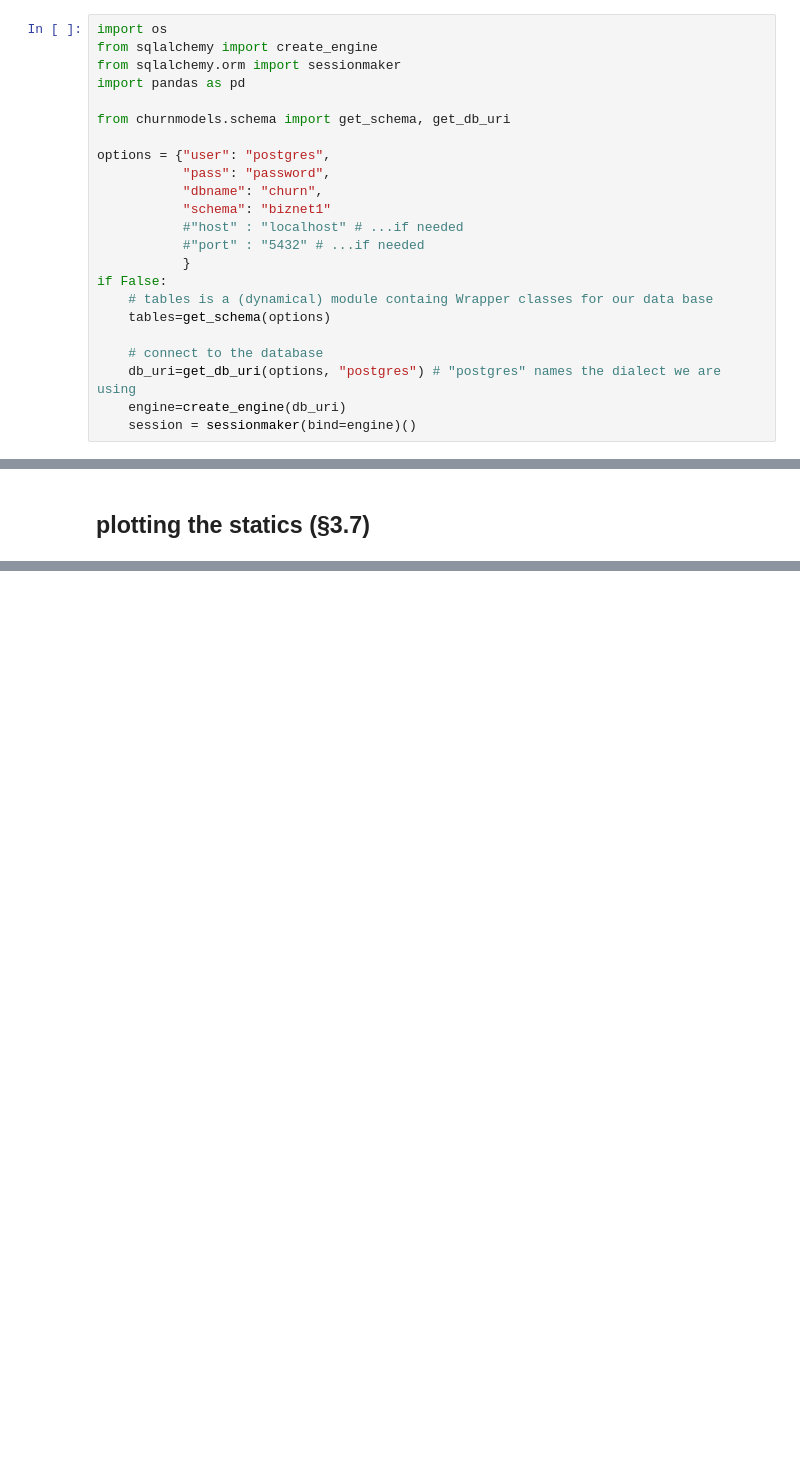
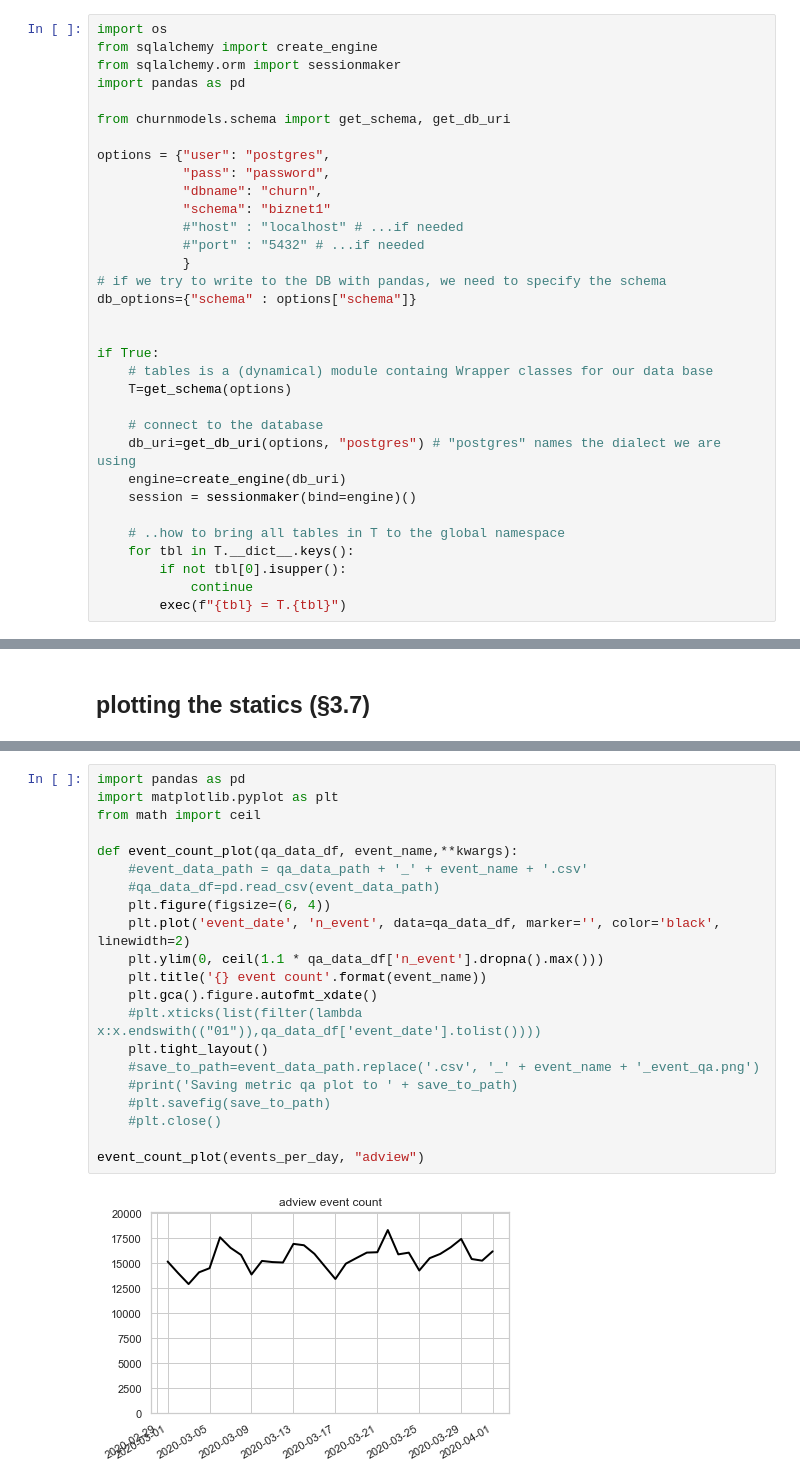
Before and after one commit to ypix/fight-churn-nb, a Jupyter notebook: listings/chap3/jup_chap03.ipynb, the cells around one changed output, grey strips where cells are left out. Saved outputs shown, nothing was run; the diff lists cells and outputs as text; blank space fills up the shorter version.

```diff
--- a/listings/chap3/jup_chap03.ipynb
+++ b/listings/chap3/jup_chap03.ipynb
@@ -30,14 +31,24 @@ options = {"user": "postgres",
            #"host" : "localhost" # ...if needed
            #"port" : "5432" # ...if needed
            }
-if False:
+# if we try to write to the DB with pandas, we need to specify the schema
+db_options={"schema" : options["schema"]}
+
+
+if True:
     # tables is a (dynamical) module containg Wrapper classes for our data base
-    tables=get_schema(options)
+    T=get_schema(options)
 
     # connect to the database
     db_uri=get_db_uri(options, "postgres") # "postgres" names the dialect we are using
     engine=create_engine(db_uri)
     session = sessionmaker(bind=engine)()
+
+    # ..how to bring all tables in T to the global namespace
+    for tbl in T.__dict__.keys():
+        if not tbl[0].isupper():
+            continue
+        exec(f"{tbl} = T.{tbl}")
 # %%
 from datetime import datetime
 from dateutil.relativedelta import relativedelta
@@ -412,0 +599,23 @@ print(account_count)
+# %%
+import pandas as pd
+import matplotlib.pyplot as plt
+from math import ceil
+
+def event_count_plot(qa_data_df, event_name,**kwargs):
+    #event_data_path = qa_data_path + '_' + event_name + '.csv'
+    #qa_data_df=pd.read_csv(event_data_path)
+    plt.figure(figsize=(6, 4))
+    plt.plot('event_date', 'n_event', data=qa_data_df, marker='', color='black', linewidth=2)
+    plt.ylim(0, ceil(1.1 * qa_data_df['n_event'].dropna().max()))
+    plt.title('{} event count'.format(event_name))
+    plt.gca().figure.autofmt_xdate()
+    #plt.xticks(list(filter(lambda x:x.endswith(("01")),qa_data_df['event_date'].tolist())))
+    plt.tight_layout()
+    #save_to_path=event_data_path.replace('.csv', '_' + event_name + '_event_qa.png')
+    #print('Saving metric qa plot to ' + save_to_path)
+    #plt.savefig(save_to_path)
+    #plt.close()
+
+event_count_plot(events_per_day, "adview")
+# %% [output]
+[figure, added]
```
Also changed, not shown: parts of 30 cells of this notebook, 1 other file.
